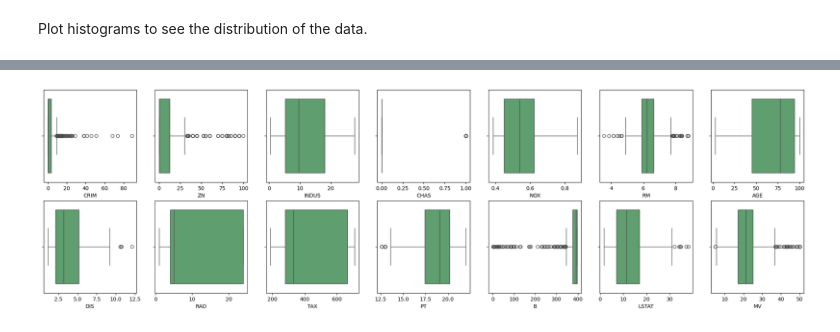
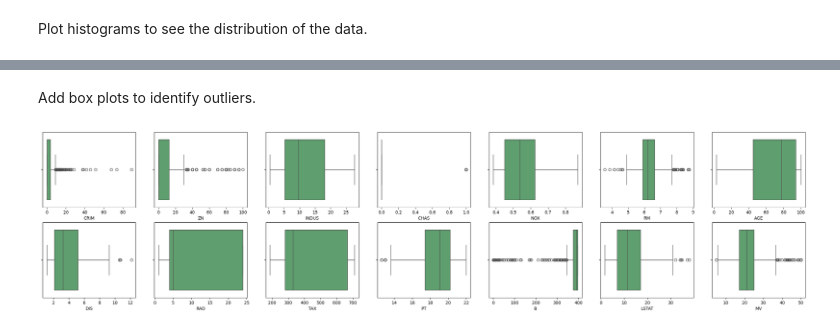
Before and after one commit to Ri-Dearg/data-analytics-dbs, a Jupyter notebook: statistics/ca1-boston-data/ca1.ipynb, the cells around one changed output, grey strips where cells are left out. Cells and saved outputs as stored; diff of their text form; code cells hidden in the pictures.

Commit message:
refactor(stats): create function for showing plots

```diff
--- a/statistics/ca1-boston-data/ca1.ipynb
+++ b/statistics/ca1-boston-data/ca1.ipynb
@@ -10,8 +10,8 @@ import pandas as pd
 import seaborn as sns
 
 # Reorder colour palette
-default_palette = sns.color_palette('deep')
-reordered_palette = [default_palette[i] for i in [2, 0, 1, 3, 4, 5, 6, 7, 8, 9]]
+def_palette = sns.color_palette('deep')
+reordered_palette = [def_palette[i] for i in [2, 0, 1, 3, 4, 5, 6, 7, 8, 9]]
 sns.set_palette(reordered_palette)
 # %%
 # Access CSV file
@@ -52,6 +52,30 @@ boston_csv.describe()
 | max | 88.976196 | 100.000000 | 27.740000 | 1.000000 | 0.871000 | 8.780000 | 100.000000 | 12.126500 | 24.000000 | 711.000000 | 22.000000 | ... |
 # %%
 # Shorthand to easily access columns.
-boston_cols = boston_csv.columns
+
+# Callable function to create plots
+def multi_row_plot(
+    seaborn_func: object,
+    data: object,
+    grid: tuple = (2, 7),
+    size: tuple = (32, 7),
+) -> None:
+    """Create a plot with default values.
+
+    Args:
+        seaborn_func (object): seaborn plot function to run.
+        data (object): _description_
+        grid (tuple, optional): Rows and columns. Defaults to (2, 7).
+        size (tuple, optional): Width and Height. Defaults to (32, 7).
+
+    """
+    data_cols = data.columns
+
+    # Structure plots to easily fit the data.
+    fig_plot, axes = plt.subplots(grid[0], grid[1], figsize=(size[0], size[1]))
+    # Flatten axes so it is easier to enumerate.
+    axes = axes.flatten()
+    for i, item in enumerate(data_cols):
+        seaborn_func(data=data, x=item, ax=axes[i])
 # %% [markdown]
 Plot histograms to see the distribution of the data.
@@ -73,12 +87,7 @@ Add box plots to identify outliers.
+# %% [markdown]
+Add box plots to identify outliers.
 # %%
-
 # Structure plots to easily fit the data.
-fig_plot, axes = plt.subplots(2, 7, figsize=(26, 7))
-
-# Flatten axes so it is easier to enumerate.
-axes = axes.flatten()
-
-for i, col in enumerate(boston_cols):
-    sns.boxplot(data=boston_csv, x=col, ax=axes[i])
+multi_row_plot(sns.boxplot, boston_csv)
 # %% [output]
-[figure, old version]
+[figure, new version]
```
Also changed, not shown: parts of 3 cells of this notebook.
